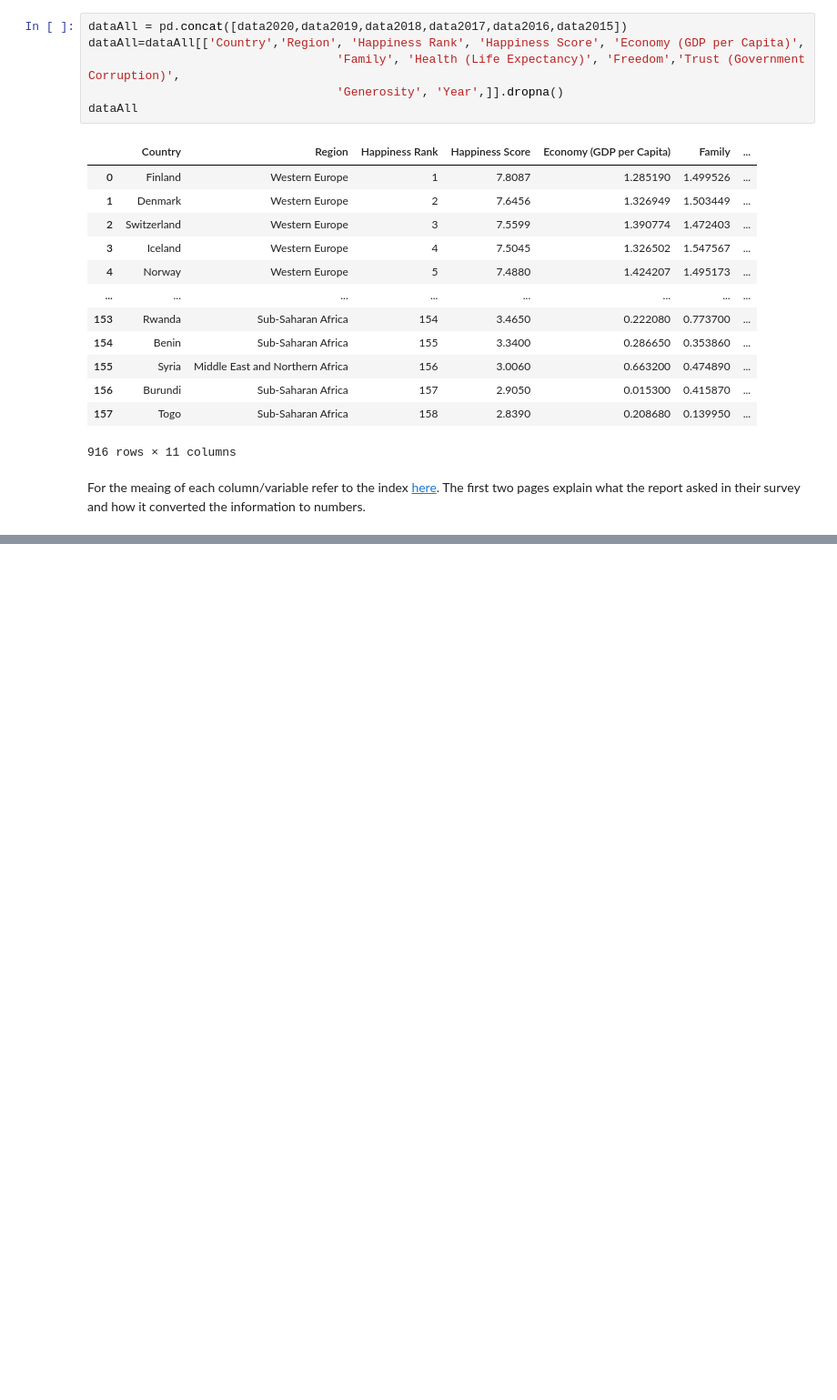
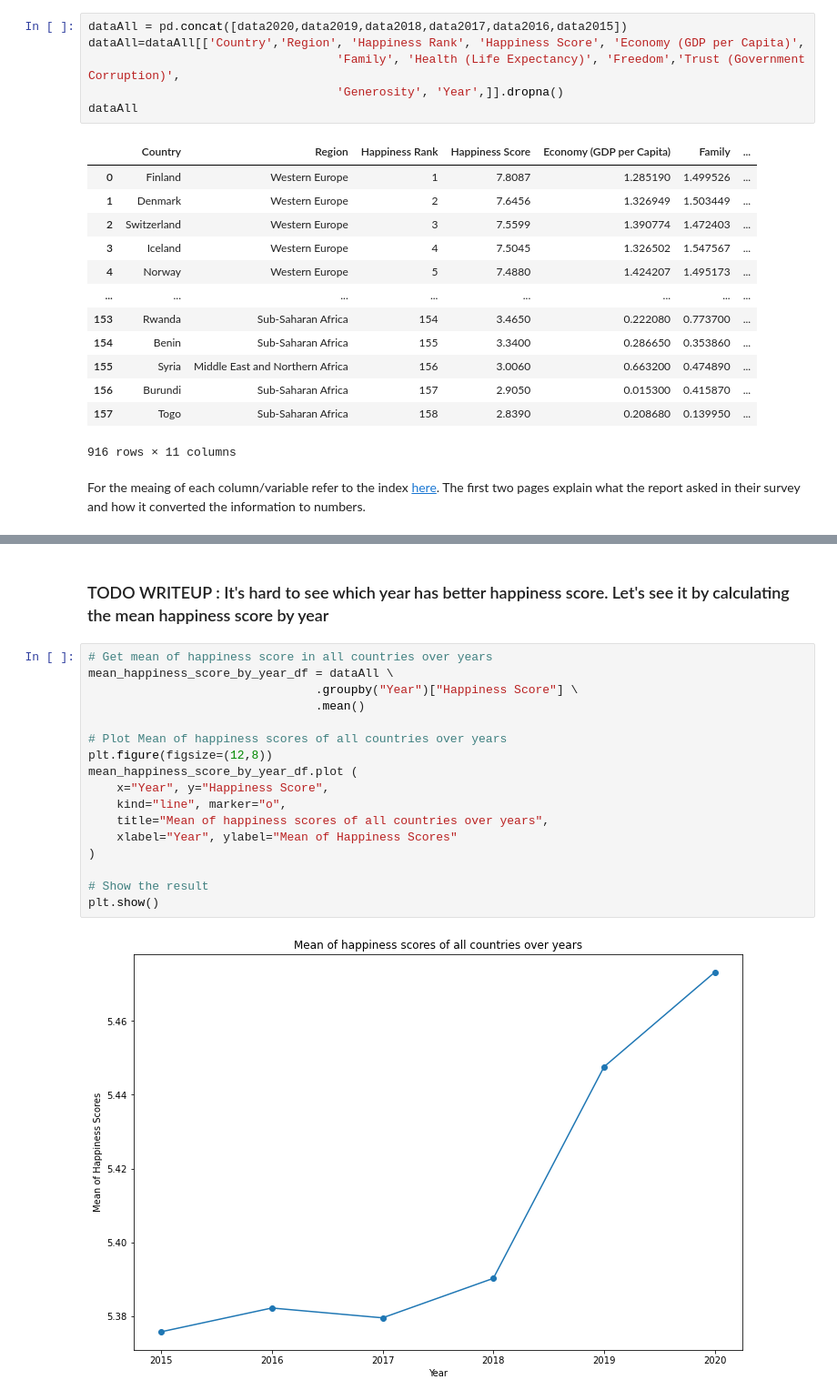
Before and after one commit to Jzhong456/Jzhong456.github.io, a Jupyter notebook: Final_Tutorial.ipynb, the cells around one changed output, grey strips where cells are left out. Shown at 91% size. Saved outputs shown, nothing was run; the diff lists cells and outputs as text; blank space fills up the shorter version.

```diff
--- a/Final_Tutorial.ipynb
+++ b/Final_Tutorial.ipynb
@@ -189,0 +211,21 @@ For the meaing of each column/variable refer to the index <a href= https://happi
+# %% [markdown]
+### TODO WRITEUP : It's hard to see which year has better happiness score. Let's see it by calculating the mean happiness score by year
+# %%
+# Get mean of happiness score in all countries over years
+mean_happiness_score_by_year_df = dataAll \
+                                .groupby("Year")["Happiness Score"] \
+                                .mean()
+
+# Plot Mean of happiness scores of all countries over years
+plt.figure(figsize=(12,8))
+mean_happiness_score_by_year_df.plot (
+    x="Year", y="Happiness Score",
+    kind="line", marker="o",
+    title="Mean of happiness scores of all countries over years",
+    xlabel="Year", ylabel="Mean of Happiness Scores"
+)
+
+# Show the result
+plt.show()
+# %% [output]
+[figure, added]
```
Also changed, not shown: parts of 31 cells of this notebook.
